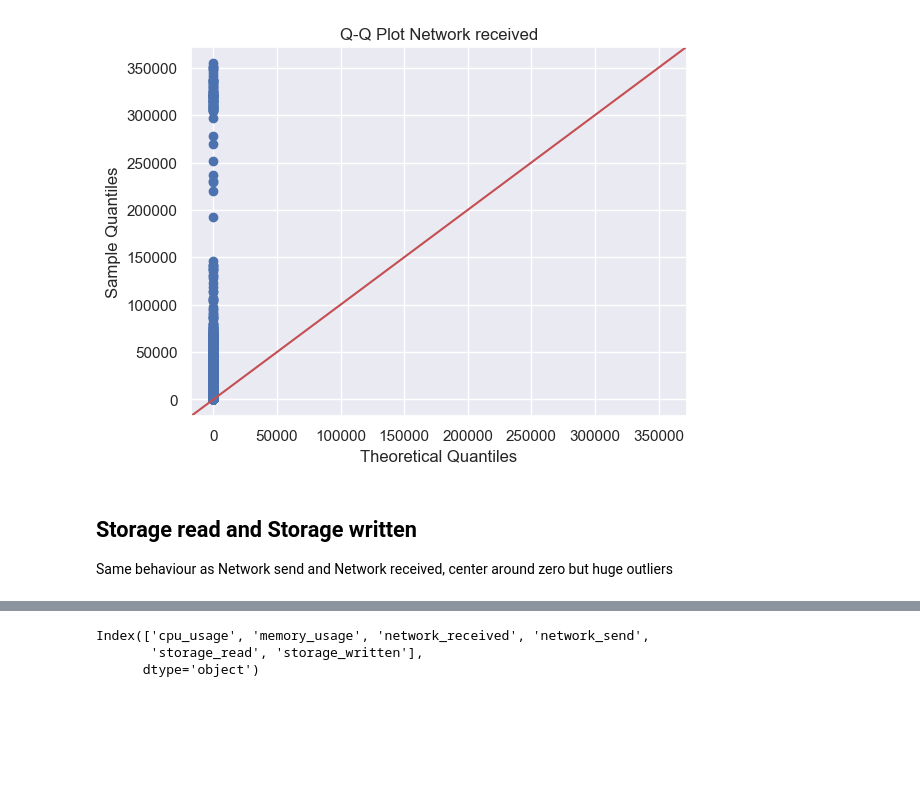
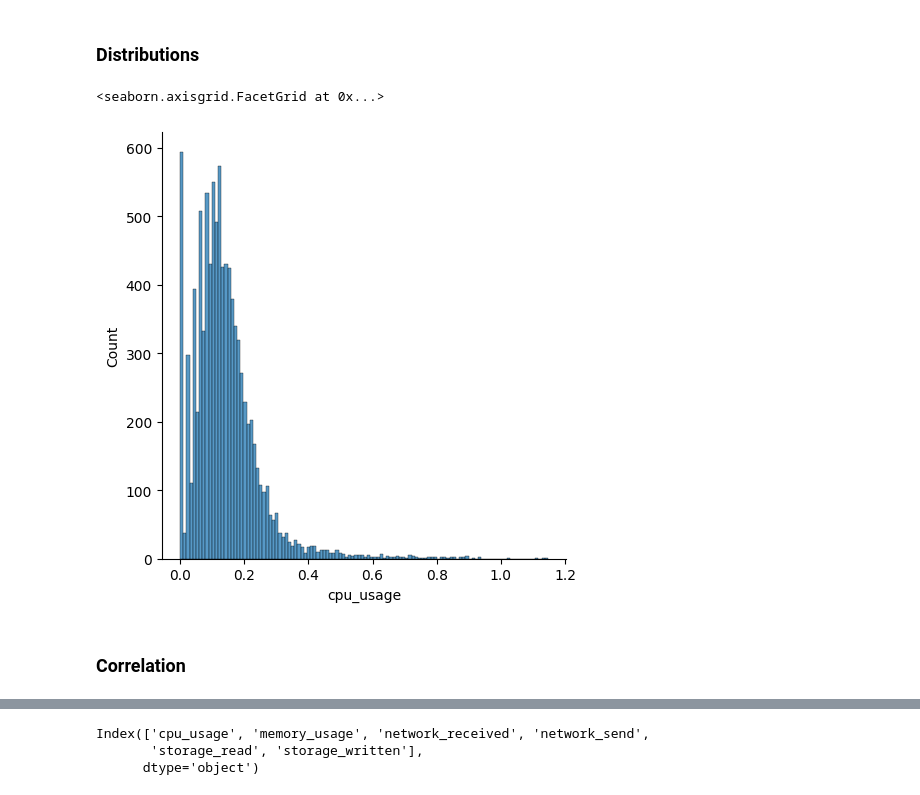
Before and after one commit to Janalytics94/anomaly-detection-software, a Jupyter notebook: src/model/project.ipynb, the cells around one changed output, grey strips where cells are left out. Saved outputs shown, nothing was run; the diff lists cells and outputs as text; code cells hidden in the pictures; blank space fills up the shorter version.

```diff
--- a/src/model/project.ipynb
+++ b/src/model/project.ipynb
@@ -243,9 +79,0 @@ CPU-Usage and Memory Consumption are propably the best indicators
-# %%
-fig, axes = plt.subplots(1,2)
-sns.set()
-fig.suptitle('Distribution Plot CPU Usage')
-axes[0].set_title('Train Data')
-axes[1].set_title('Test Data')
-sns.histplot(train.cpu_usage, kde=True, ax=axes[0])# left skewed
-sns.histplot(test.cpu_usage, kde=True, ax=axes[1], color='red') # left skewed
-plt.show()
@@ -290,9 +79,0 @@ plt.show()
-# %%
-fig, axes = plt.subplots(1,2)
-sns.set()
-fig.suptitle('Distribution Plot Memory Consumption')
-axes[0].set_title('Train Data')
-axes[1].set_title('Test Data')
-sns.histplot(train['memory_usage'], kde=True, ax=axes[0])# left skewed
-sns.histplot(test['memory_usage'], kde=True, ax=axes[1], color='red') # left skewed
-plt.show()
@@ -316,14 +80,12 @@ plt.show()
-# %%
-# Q-Q Plot
-fig = sm.qqplot(train.network_send, line='45') # Cpu_Usage follows normal behaviour
-plt.title("Q-Q Plot Network received")
-plt.show()
-# %% [output]
-[figure, removed]
-# %% [markdown]
-## Storage read and Storage written
-
-Same behaviour as Network send and Network received, center around zero but huge outliers
+# %% [markdown]
+### Distributions
+# %%
+sns.displot(train['cpu_usage'])
+# %% [output]
+<seaborn.axisgrid.FacetGrid at 0x...>
+[figure, added]
+# %% [markdown]
+### Correlation
 # %%
 # Correlation of all features -> Scaling after does not make a difference
 plt.figure(figsize=(16, 8))
```
Also changed, not shown: parts of 40 cells of this notebook, 1 other file.
